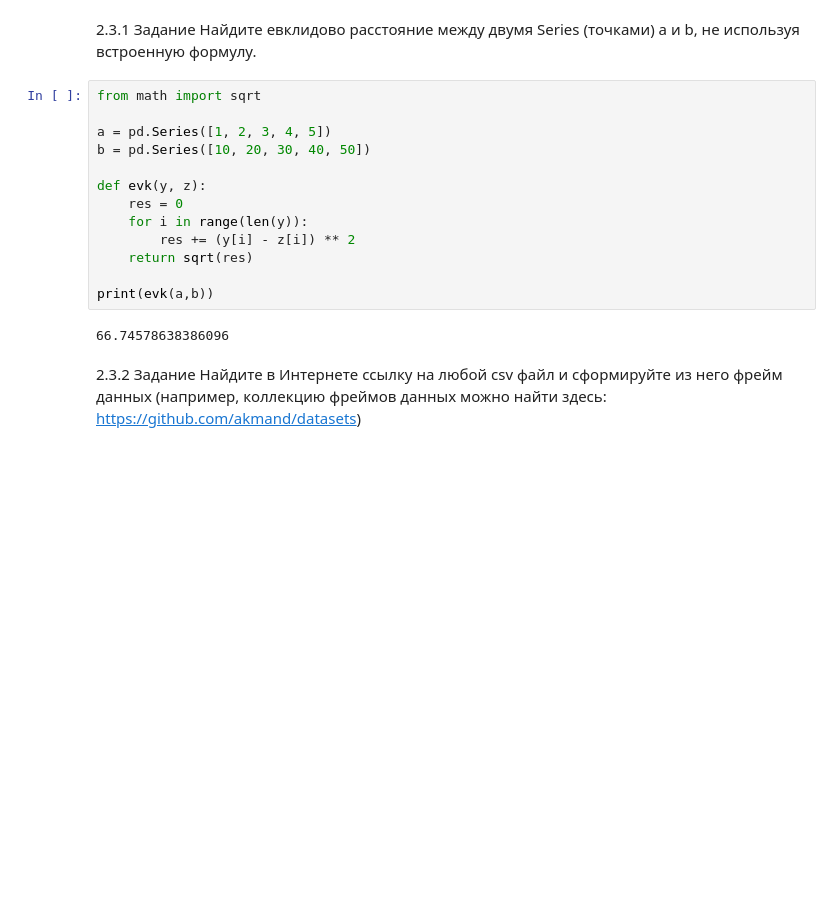
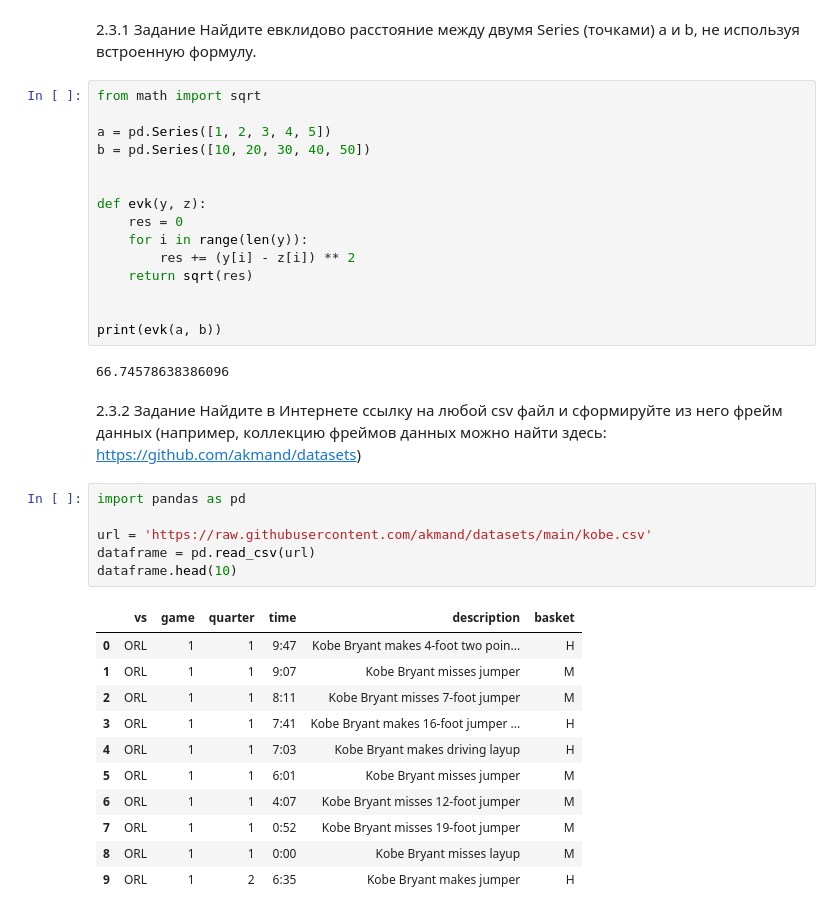
Before and after one commit to yakaska/mirea_artificial_intelligence, a Jupyter notebook: Yakushev_VP_Workbook2.ipynb, the cells around one changed output. Cells and saved outputs as stored; diff of their text form; blank space fills up the shorter version.

```diff
--- a/Yakushev_VP_Workbook2.ipynb
+++ b/Yakushev_VP_Workbook2.ipynb
@@ -405,6 +405,7 @@ from math import sqrt
 
 a = pd.Series([1, 2, 3, 4, 5])
 b = pd.Series([10, 20, 30, 40, 50])
+
 
 def evk(y, z):
     res = 0
@@ -412,7 +413,8 @@ def evk(y, z):
         res += (y[i] - z[i]) ** 2
     return sqrt(res)
 
-print(evk(a,b))
+
+print(evk(a, b))
 # %% [output]
 66.74578638386096
 # %% [markdown]
@@ -420,3 +422,21 @@ print(evk(a,b))
 Найдите в Интернете ссылку на любой csv файл и сформируйте из него
 фрейм данных (например, коллекцию фреймов данных можно найти
 здесь: https://github.com/akmand/datasets)
+# %%
+import pandas as pd
+
+url = 'https://raw.githubusercontent.com/akmand/datasets/main/kobe.csv'
+dataframe = pd.read_csv(url)
+dataframe.head(10)
+# %% [output]
+|  | vs | game | quarter | time | description | basket |
+| 0 | ORL | 1 | 1 | 9:47 | Kobe Bryant makes 4-foot two poin... | H |
+| 1 | ORL | 1 | 1 | 9:07 | Kobe Bryant misses jumper | M |
+| 2 | ORL | 1 | 1 | 8:11 | Kobe Bryant misses 7-foot jumper | M |
+| 3 | ORL | 1 | 1 | 7:41 | Kobe Bryant makes 16-foot jumper ... | H |
+| 4 | ORL | 1 | 1 | 7:03 | Kobe Bryant makes driving layup | H |
+| 5 | ORL | 1 | 1 | 6:01 | Kobe Bryant misses jumper | M |
+| 6 | ORL | 1 | 1 | 4:07 | Kobe Bryant misses 12-foot jumper | M |
+| 7 | ORL | 1 | 1 | 0:52 | Kobe Bryant misses 19-foot jumper | M |
+| 8 | ORL | 1 | 1 | 0:00 | Kobe Bryant misses layup | M |
+| 9 | ORL | 1 | 2 | 6:35 | Kobe Bryant makes jumper | H |
```
Also changed, not shown: parts of 12 cells of this notebook.
